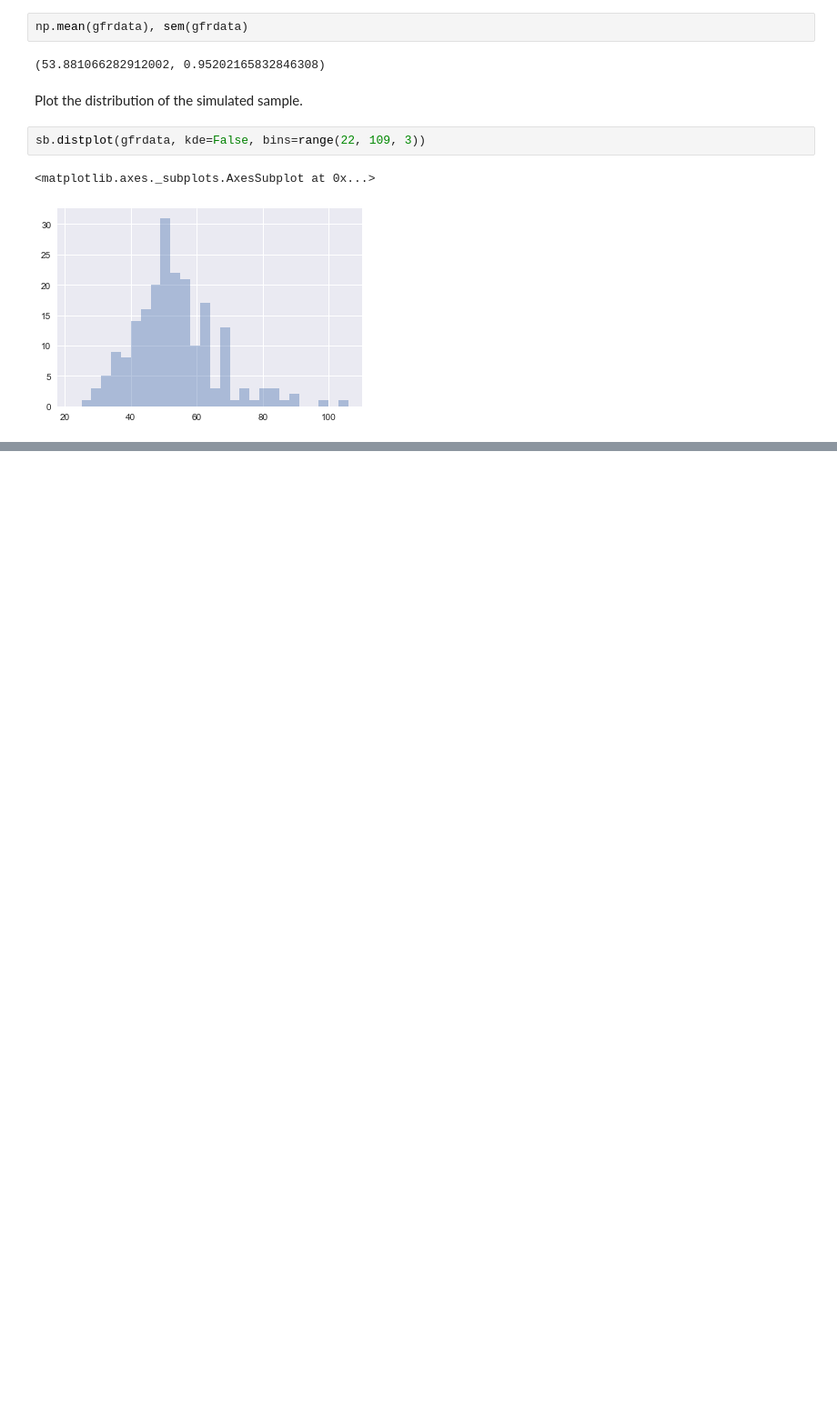
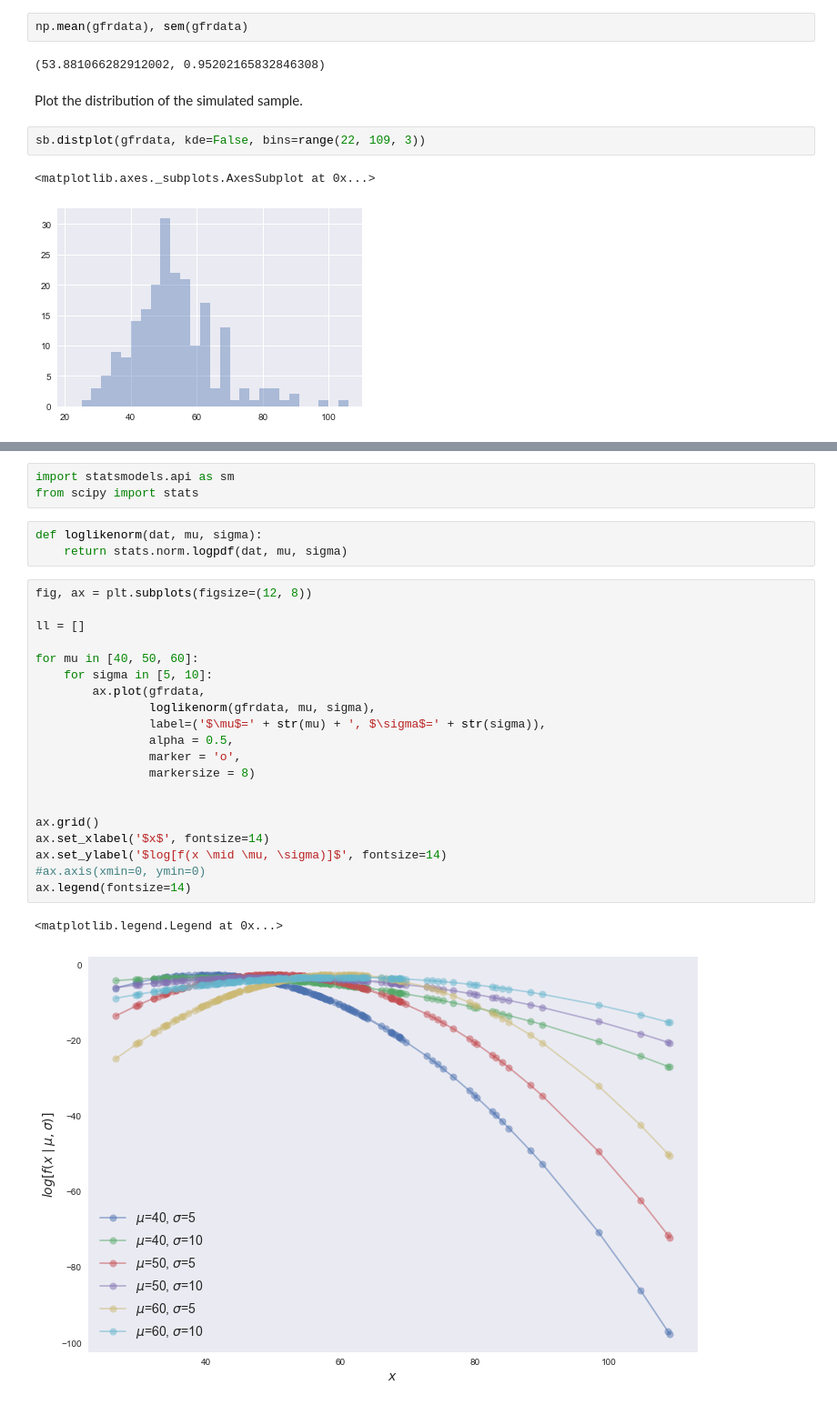
Before and after one commit to jimscchen/fdxReadingGroup, a Jupyter notebook: CASI/related-resource/gfrdata_generation.ipynb, the cells around one changed output, grey strips where cells are left out. Shown at 91% size. Drawn from its saved outputs; the diff is of its cells as text; blank space fills up the shorter version.

```diff
--- a/CASI/related-resource/gfrdata_generation.ipynb
+++ b/CASI/related-resource/gfrdata_generation.ipynb
@@ -64,0 +90,29 @@ sb.distplot(gfrdata, kde=False, bins=range(22, 109, 3))
+# %%
+import statsmodels.api as sm
+from scipy import stats
+# %%
+def loglikenorm(dat, mu, sigma):
+    return stats.norm.logpdf(dat, mu, sigma)
+# %%
+fig, ax = plt.subplots(figsize=(12, 8))
+
+ll = []
+
+for mu in [40, 50, 60]:
+    for sigma in [5, 10]:
+        ax.plot(gfrdata,
+                loglikenorm(gfrdata, mu, sigma),
+                label=('$\mu$=' + str(mu) + ', $\sigma$=' + str(sigma)),
+                alpha = 0.5,
+                marker = 'o',
+                markersize = 8)
+
+
+ax.grid()
+ax.set_xlabel('$x$', fontsize=14)
+ax.set_ylabel('$log[f(x \mid \mu, \sigma)]$', fontsize=14)
+#ax.axis(xmin=0, ymin=0)
+ax.legend(fontsize=14)
+# %% [output]
+<matplotlib.legend.Legend at 0x...>
+[figure, added]
```
Also changed, not shown: parts of 15 cells of this notebook.
